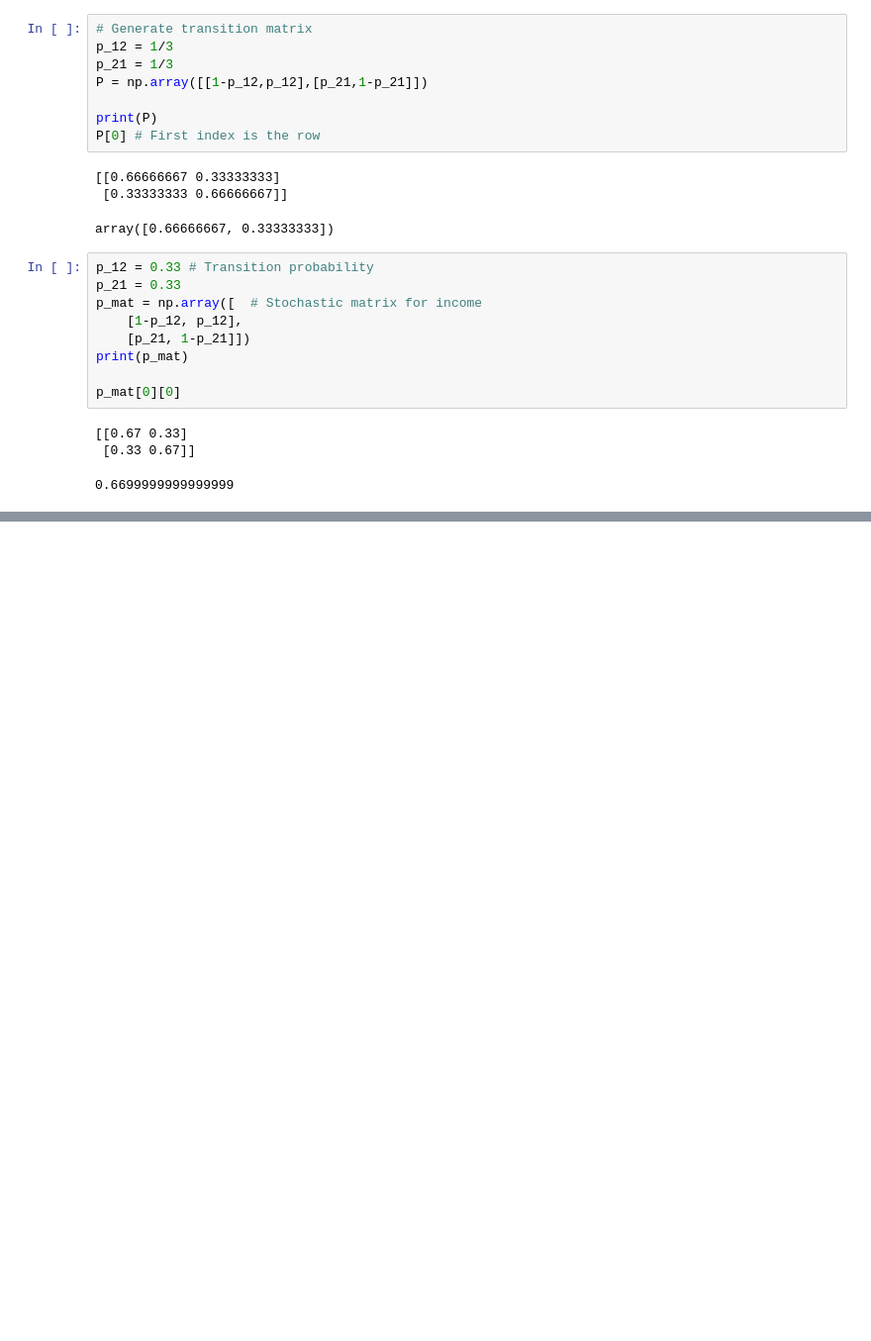
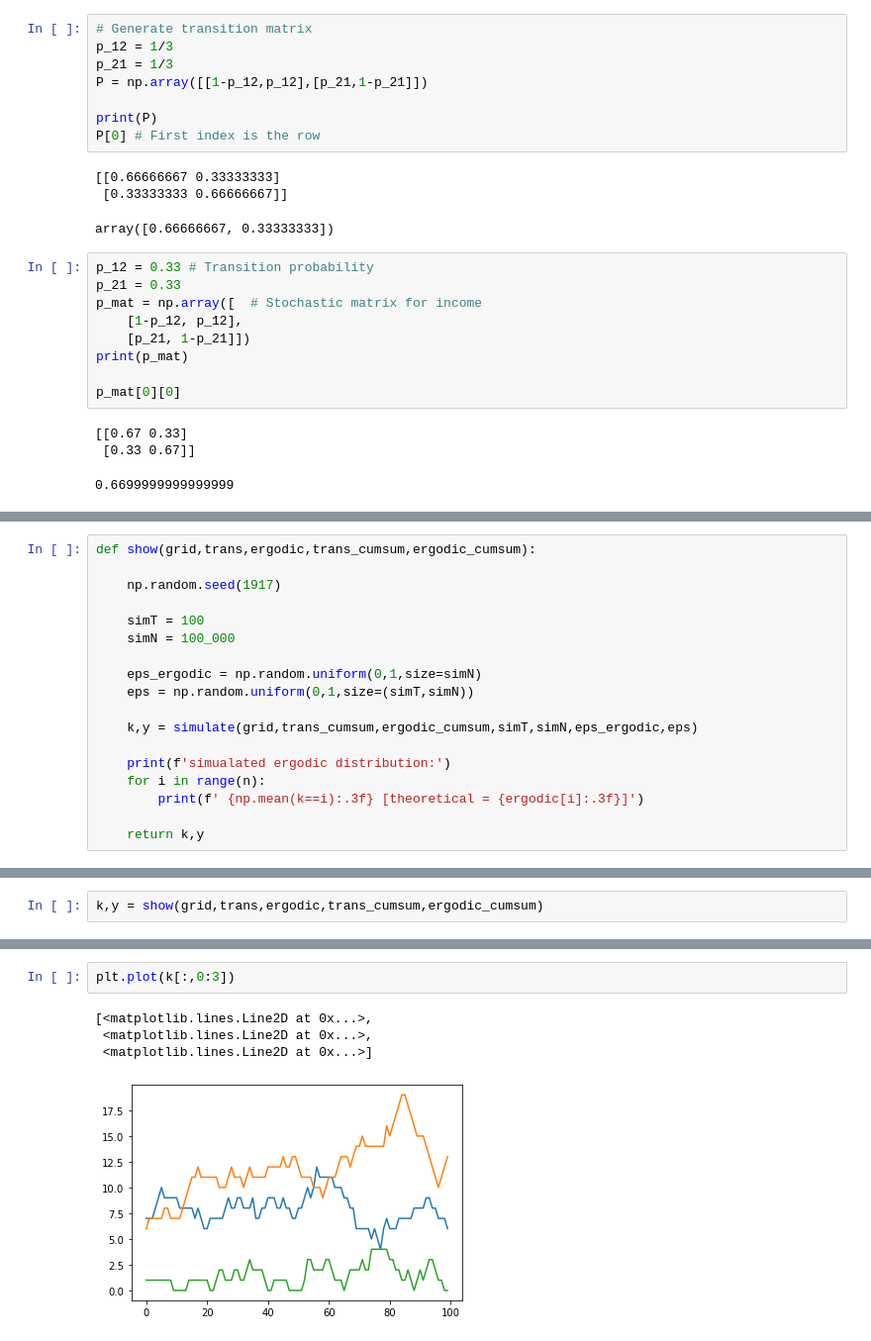
Before and after one commit to madsankern/MA_thesis, a Jupyter notebook: 01 - Tests.ipynb, the cells around one changed output, grey strips where cells are left out. Shown at 99% size. Drawn from its saved outputs; the diff is of its cells as text; blank space fills up the shorter version.

```diff
--- a/01 - Tests.ipynb
+++ b/01 - Tests.ipynb
@@ -128,0 +171,18 @@ p_mat[0][0]
+# %%
+def show(grid,trans,ergodic,trans_cumsum,ergodic_cumsum):
+
+    np.random.seed(1917)
+
+    simT = 100
+    simN = 100_000
+
+    eps_ergodic = np.random.uniform(0,1,size=simN)
+    eps = np.random.uniform(0,1,size=(simT,simN))
+
+    k,y = simulate(grid,trans_cumsum,ergodic_cumsum,simT,simN,eps_ergodic,eps)
+
+    print(f'simualated ergodic distribution:')
+    for i in range(n):
+        print(f' {np.mean(k==i):.3f} [theoretical = {ergodic[i]:.3f}]')
+
+    return k,y
@@ -128,0 +202,2 @@ p_mat[0][0]
+# %%
+k,y = show(grid,trans,ergodic,trans_cumsum,ergodic_cumsum)
@@ -128,0 +222,7 @@ p_mat[0][0]
+# %%
+plt.plot(k[:,0:3])
+# %% [output]
+[<matplotlib.lines.Line2D at 0x...>,
+ <matplotlib.lines.Line2D at 0x...>,
+ <matplotlib.lines.Line2D at 0x...>]
+[figure, added]
```
Also changed, not shown: parts of 14 cells of this notebook.
